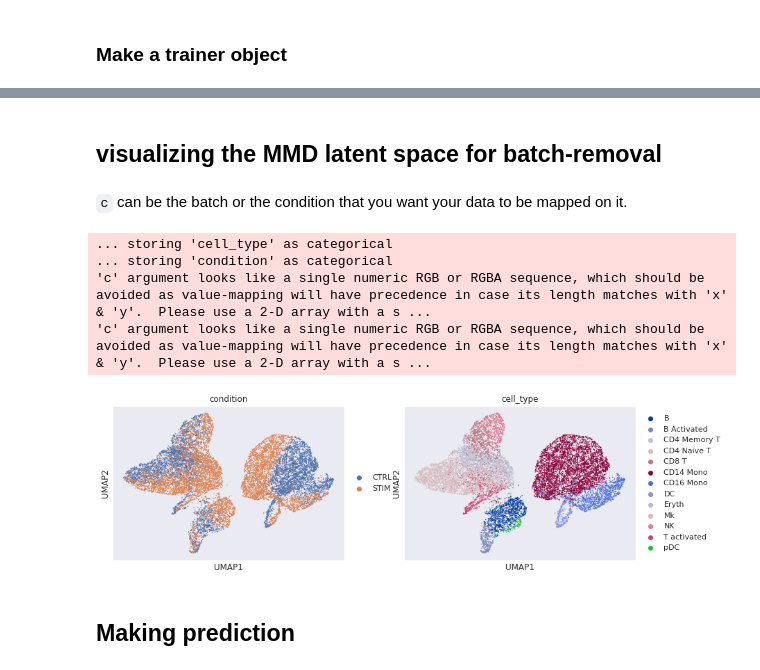
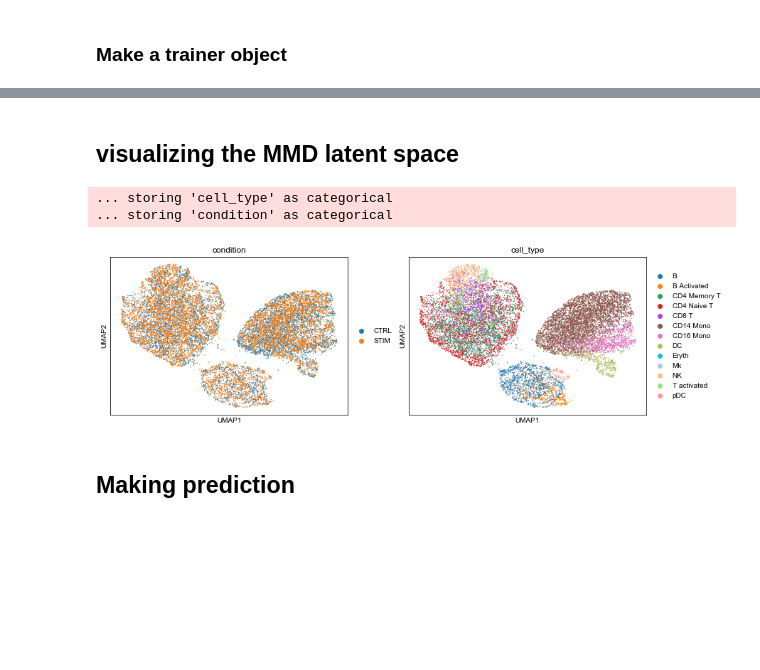
Before and after one commit to theislab/trvaep, a Jupyter notebook: example/sample_notebook.ipynb, the cells around one changed output, grey strips where cells are left out. Saved outputs shown, nothing was run; the diff lists cells and outputs as text; code cells hidden in the pictures; blank space fills up the shorter version.

Commit message:
fix issue with small batches

```diff
--- a/example/sample_notebook.ipynb
+++ b/example/sample_notebook.ipynb
@@ -18,6 +17,6 @@ condition_key="condition"
 # %%
 adata_train = adata[~((adata.obs["cell_type"] == "pDC")
-                      & (adata.obs[condition_key] == "CTRL"))]
+                      & (adata.obs["condition"] == "CTRL"))]
 # %%
 sc.pp.neighbors(adata_train)
 sc.tl.umap(adata_train)
@@ -29,6 +28,7 @@ sc.pl.umap(adata_train, color=[condition_key, "cell_type"], wspace=.4)
 ## creating model object
 # %%
 model = trvaep.CVAE(adata_train.n_vars, num_classes=n_conditions,
-            output_activation="ReLU", encoder_layer_sizes=[64, 32], decoder_layer_sizes=[32, 64], use_mmd=True, beta=1)
+            encoder_layer_sizes=[128, 32], decoder_layer_sizes=[32, 128], latent_dim=10, alpha=0.0001,
+            use_mmd=True, beta=10)
 # %% [markdown]
 ### Make a trainer object
@@ -58,23 +56,19 @@ Epoch 200/300 Batch 0023/23, Loss:   76.5115, rec_loss:   76.3352, KL_loss:    0
 Training stoped with early stopping
 # %% [markdown]
-## visualizing the MMD latent space for batch-removal
+## visualizing the MMD latent space
-# %% [markdown]
-`c` can be the batch or the condition that you want your data to be mapped on it.
 # %%
 latent_y = model.get_y(
-    adata.X.A, c=model.label_encoder.transform(np.tile(np.array(["STIM"]), len(adata))))
+    adata.X.A, model.label_encoder.transform(adata.obs["condition"]))
 adata_latent = sc.AnnData(latent_y)
 adata_latent.obs["cell_type"] = adata.obs["cell_type"].tolist()
-adata_latent.obs[condition_key] = adata.obs[condition_key].tolist()
+adata_latent.obs["condition"] = adata.obs["condition"].tolist()
 sc.pp.neighbors(adata_latent)
 sc.tl.umap(adata_latent)
-sc.pl.umap(adata_latent, color=[condition_key, "cell_type"])
+sc.pl.umap(adata_latent, color=["condition", "cell_type"])
 # %% [output]
 ... storing 'cell_type' as categorical
 ... storing 'condition' as categorical
-'c' argument looks like a single numeric RGB or RGBA sequence, which should be avoided as value-mapping will have precedence in case its length matches with 'x' & 'y'.  Please use a 2-D array with a s ...
-'c' argument looks like a single numeric RGB or RGBA sequence, which should be avoided as value-mapping will have precedence in case its length matches with 'x' & 'y'.  Please use a 2-D array with a s ...
-[figure, old version]
+[figure, new version]
 # %% [markdown]
 ## Making prediction
 # %%
```
Also changed, not shown: parts of 13 cells of this notebook, 2 other files.
